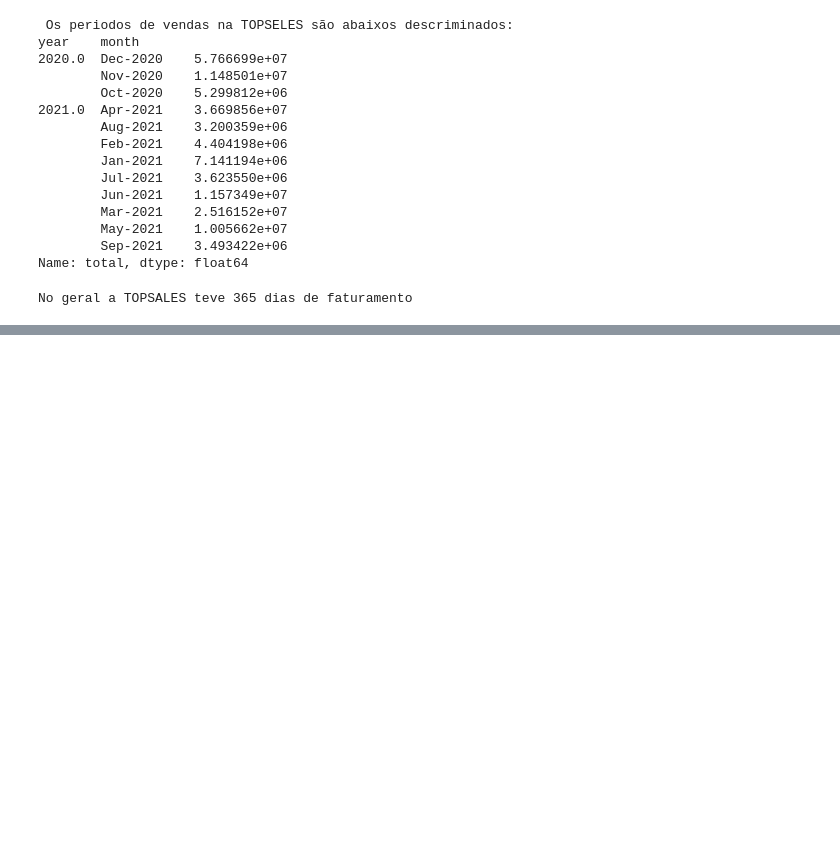
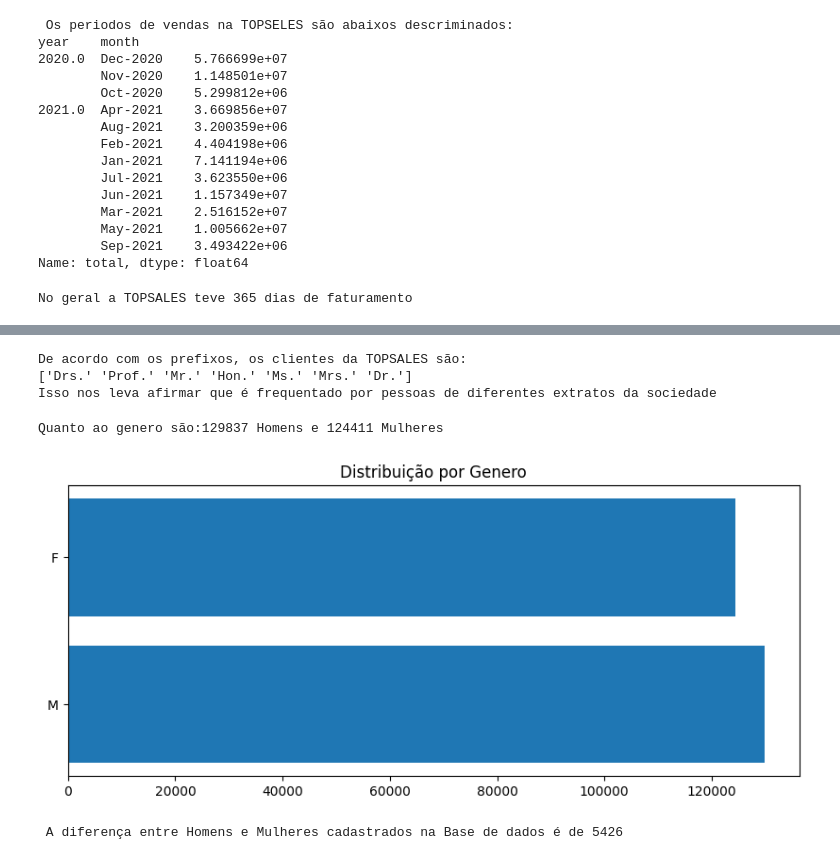
Before and after one commit to Gcango/Analise_Descritiva_PNAD_2015, a Jupyter notebook: Analise_Exploratoria_TopSeles.ipynb, the cells around one changed output, grey strips where cells are left out. Drawn from its saved outputs; the diff is of its cells as text; code cells hidden in the pictures; blank space fills up the shorter version.

```diff
--- a/Analise_Exploratoria_TopSeles.ipynb
+++ b/Analise_Exploratoria_TopSeles.ipynb
@@ -180,0 +185,8 @@ No geral a TOPSALES teve 365 dias de faturamento
+# %%
+prefixo = dados['Name Prefix'].unique()[0:7]
+print(f"De acordo com os prefixos, os clientes da TOPSALES são: \n{prefixo}")
+print(f"Isso nos leva afirmar que é frequentado por pessoas de diferentes extratos da sociedade")
+# %% [output]
+De acordo com os prefixos, os clientes da TOPSALES são:
+['Drs.' 'Prof.' 'Mr.' 'Hon.' 'Ms.' 'Mrs.' 'Dr.']
+Isso nos leva afirmar que é frequentado por pessoas de diferentes extratos da sociedade
@@ -180,0 +195,19 @@ No geral a TOPSALES teve 365 dias de faturamento
+# %%
+genero = dados['Gender'].value_counts()
+print(f"Quanto ao genero são:{genero[0]} Homens e {genero[1]} Mulheres ")
+data1 = genero[0]
+data2 = genero[1]
+dif = data1 - data2
+# %% [output]
+Quanto ao genero são:129837 Homens e 124411 Mulheres
+# %%
+plt.figure(figsize=(10,4))
+plt.barh(genero.index, genero.values)
+plt.title('Distribuição por Genero')
+plt.show()
+# %% [output]
+[figure, added]
+# %%
+print(f" A diferença entre Homens e Mulheres cadastrados na Base de dados é de {dif}")
+# %% [output]
+ A diferença entre Homens e Mulheres cadastrados na Base de dados é de 5426
```
Also changed, not shown: parts of 11 cells of this notebook.
